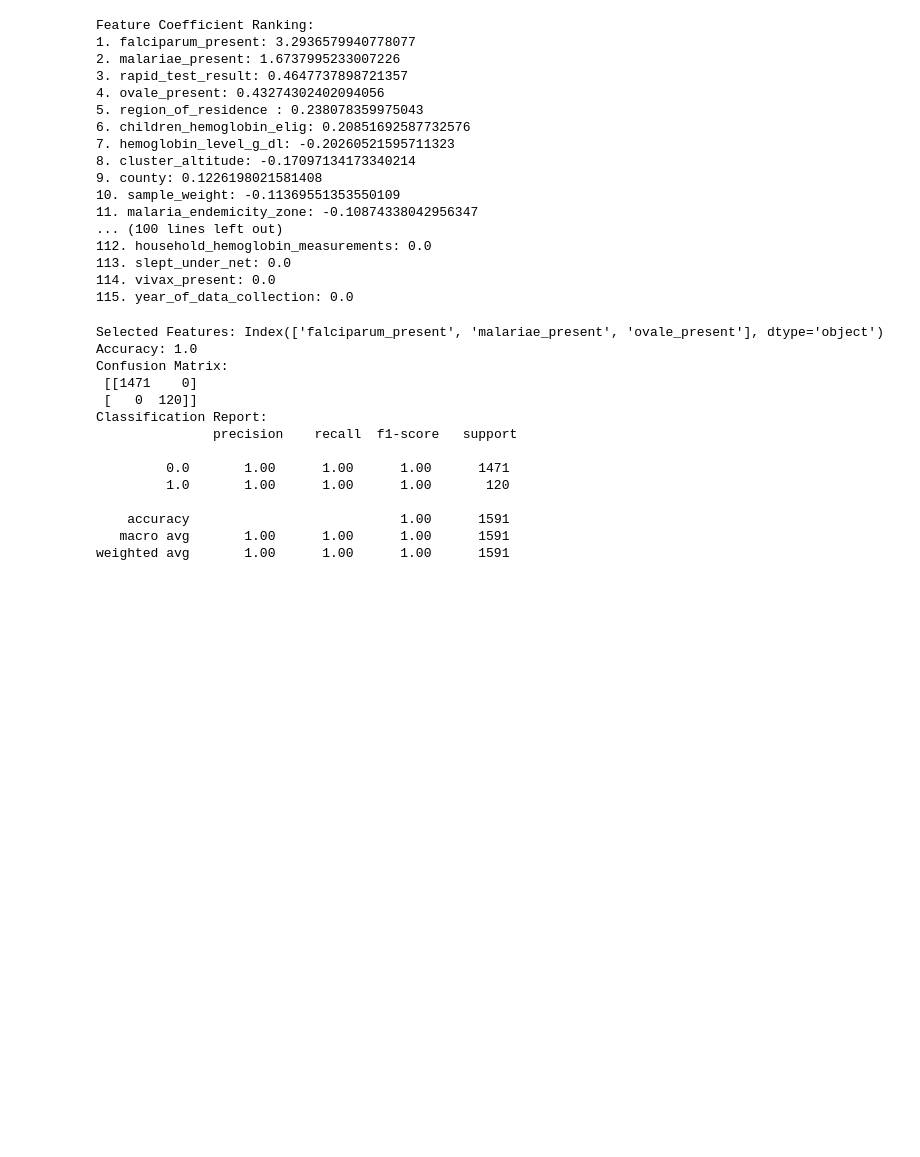
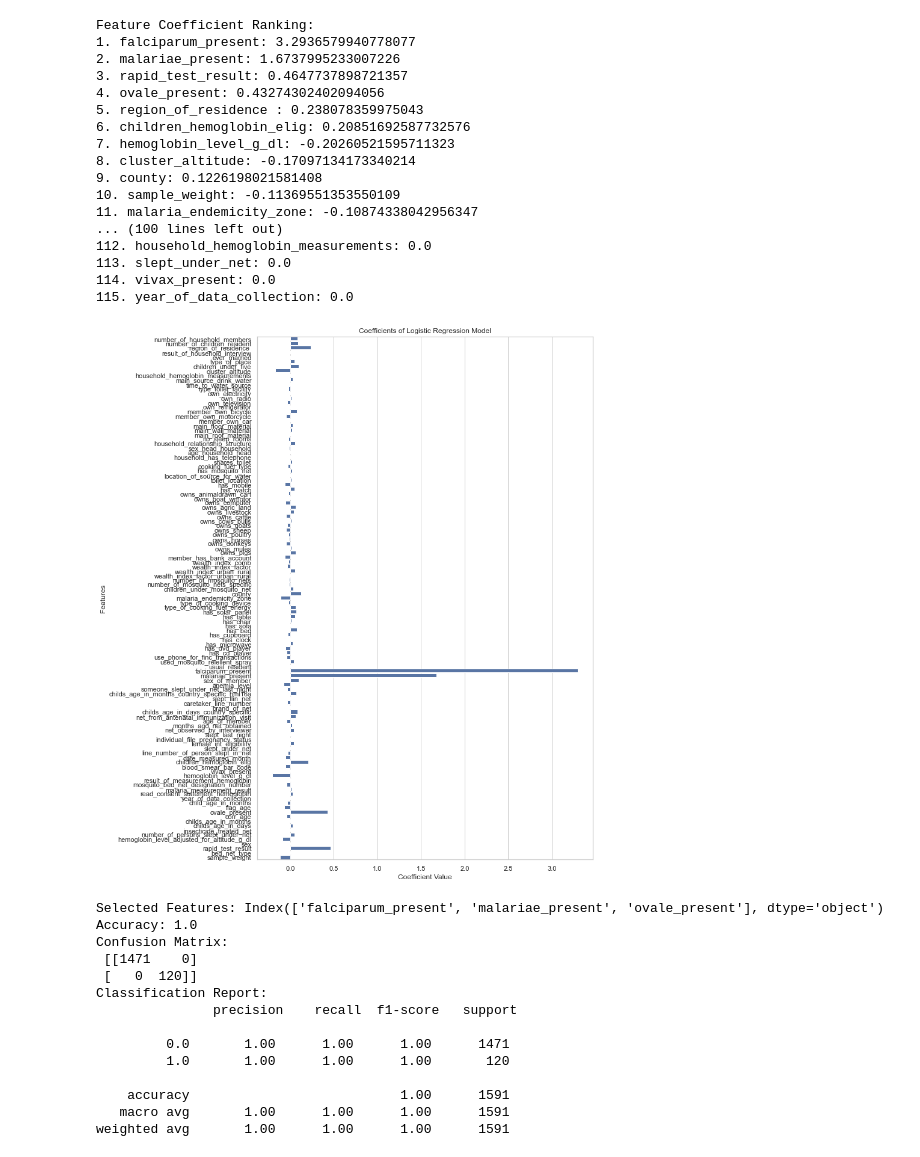
Before and after one commit to Dominic-Mu/dsc-phase-5-group-14-project, a Jupyter notebook: index.ipynb, the cells around one changed output. Cells and saved outputs as stored; diff of their text form; code cells hidden in the pictures; blank space fills up the shorter version.

Commit message:
Added model Visulization graphs

```diff
--- a/index.ipynb
+++ b/index.ipynb
@@ -1347,6 +1348,22 @@ Feature Coefficient Ranking:
 113. slept_under_net: 0.0
 114. vivax_present: 0.0
 115. year_of_data_collection: 0.0
+# %%
+import matplotlib.pyplot as plt
+import seaborn as sns
+from sklearn.metrics import plot_confusion_matrix
+
+# Plotting coefficients of the logistic regression model
+plt.figure(figsize=(10, 16))
+coefficients = logistic_model.coef_[0]
+features = X_train.columns
+sns.barplot(y=features, x=coefficients )
+plt.title('Coefficients of Logistic Regression Model')
+plt.xlabel('Coefficient Value')
+plt.ylabel('Features')
+plt.show()
+# %% [output]
+[figure, added]
 # %%
 # Using a model with L1 regularization for feature selection
 lasso_model = LogisticRegression(penalty='l1', solver='liblinear')
```
Also changed, not shown: parts of 6 cells of this notebook.
